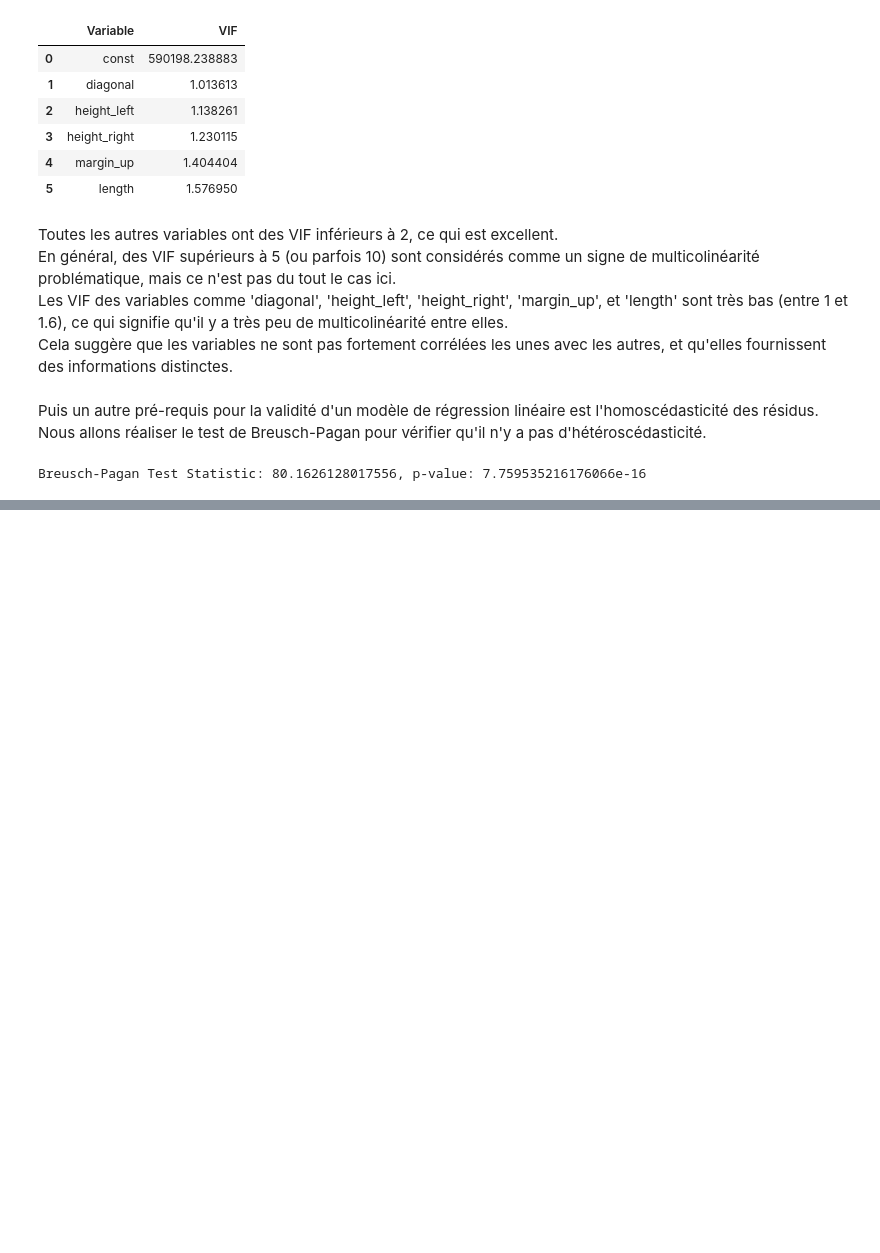
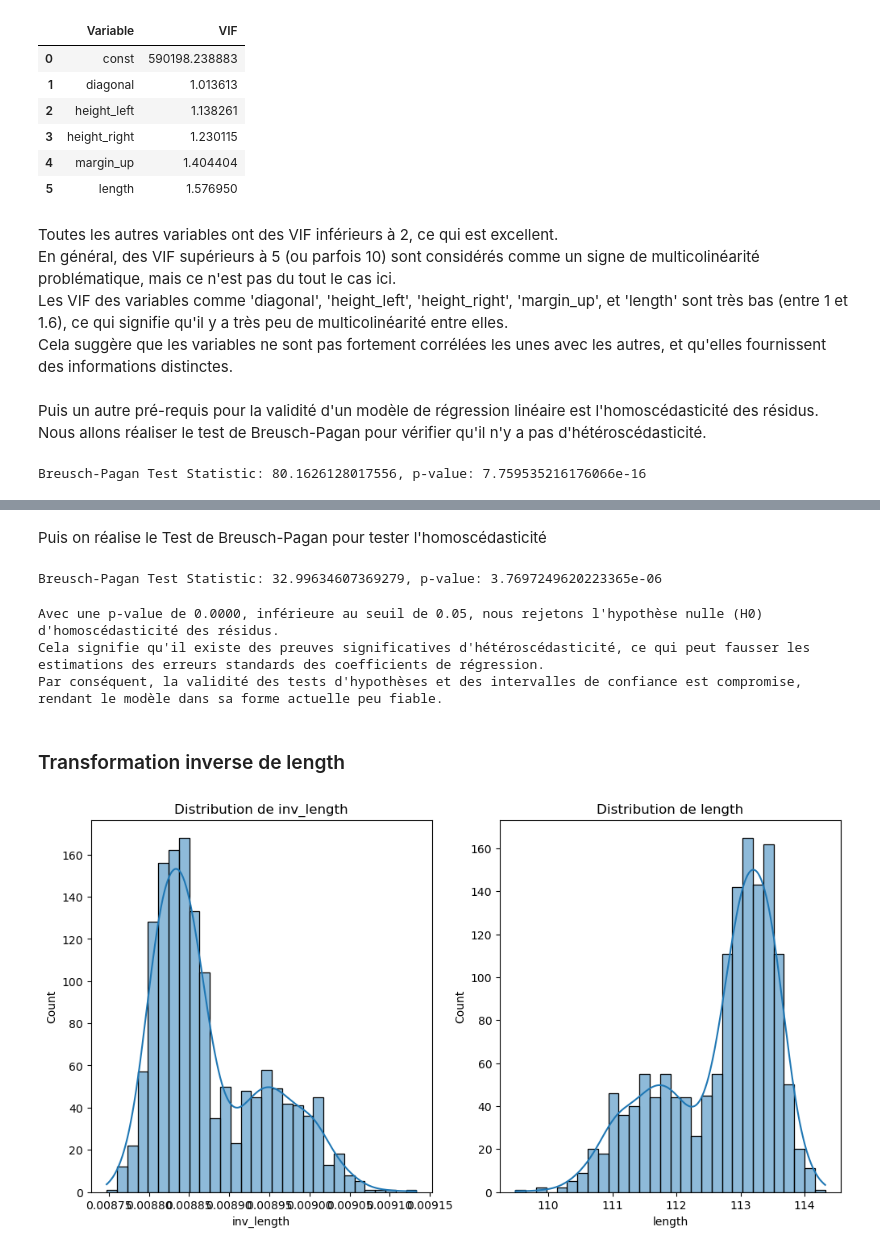
Before and after one commit to Cedric-ME/Detection_De_Faux_Billets, a Jupyter notebook: Analyse_data.ipynb, the cells around one changed output, grey strips where cells are left out. Saved outputs shown, nothing was run; the diff lists cells and outputs as text; code cells hidden in the pictures; blank space fills up the shorter version.

```diff
--- a/Analyse_data.ipynb
+++ b/Analyse_data.ipynb
@@ -296,0 +376,45 @@ Cette approche améliorera ainsi la fiabilité du modèle, tant en termes d'inte
+# %% [markdown]
+Puis on réalise le Test de Breusch-Pagan pour tester l'homoscédasticité
+# %%
+# on stocke les résidus du modèle dans une variable
+residuals_log = results_log.resid
+# Test de Breusch-Pagan
+bp_test_log = het_breuschpagan(residuals_log, results_log.model.exog)
+# Affichage des résultats
+print(f"Breusch-Pagan Test Statistic: {bp_test_log[0]}, p-value: {bp_test_log[1]}")
+# %% [output]
+Breusch-Pagan Test Statistic: 32.99634607369279, p-value: 3.7697249620223365e-06
+# %%
+if (bp_test_log[1] < 0.05):
+    print(f"Avec une p-value de {bp_test_log[1]:.4f}, inférieure au seuil de 0.05, nous rejetons l'hypothèse nulle (H0) d'homoscédasticité des résidus.\n"
+          "Cela signifie qu'il existe des preuves significatives d'hétéroscédasticité, ce qui peut fausser les estimations des erreurs standards des coefficients de régression.\n"
+          "Par conséquent, la validité des tests d'hypothèses et des intervalles de confiance est compromise, rendant le modèle dans sa forme actuelle peu fiable.")
+else:
+    print(f"Avec une p-value de {bp_test_log[1]:.4f}, supérieure au seuil de 0.05, nous ne pouvons pas rejeter l'hypothèse nulle (H0) d'homoscédasticité des résidus.\n"
+          "Il n'y a donc pas de preuves significatives d'hétéroscédasticité.\n"
+          "Ce modèle semble suffisamment fiable pour être utilisé dans une régression linéaire.")
+# %% [output]
+Avec une p-value de 0.0000, inférieure au seuil de 0.05, nous rejetons l'hypothèse nulle (H0) d'homoscédasticité des résidus.
+Cela signifie qu'il existe des preuves significatives d'hétéroscédasticité, ce qui peut fausser les estimations des erreurs standards des coefficients de régression.
+Par conséquent, la validité des tests d'hypothèses et des intervalles de confiance est compromise, rendant le modèle dans sa forme actuelle peu fiable.
+# %% [markdown]
+### Transformation inverse de length
+# %%
+# Vérification que les valeurs sont positives
+if(data_without_na['length'] <= 0).any():
+    print("erreur : length contient des valeurs négatives ou nulles, impossible d'applique la transformation inverse")
+else:
+    # transformation inverse
+    data_without_na['inv_length'] = 1 / data_without_na['length']
+# %%
+fig, axes = plt.subplots(1, 2, figsize=(12, 6))
+
+sns.histplot(data_without_na['inv_length'], bins=30, kde=True, ax=axes[0])
+axes[0].set_title("Distribution de inv_length")
+
+sns.histplot(data_without_na['length'], bins=30, kde=True, ax=axes[1])
+axes[1].set_title("Distribution de length")
+
+plt.show()
+# %% [output]
+[figure, added]
```
Also changed, not shown: parts of 37 cells of this notebook.
